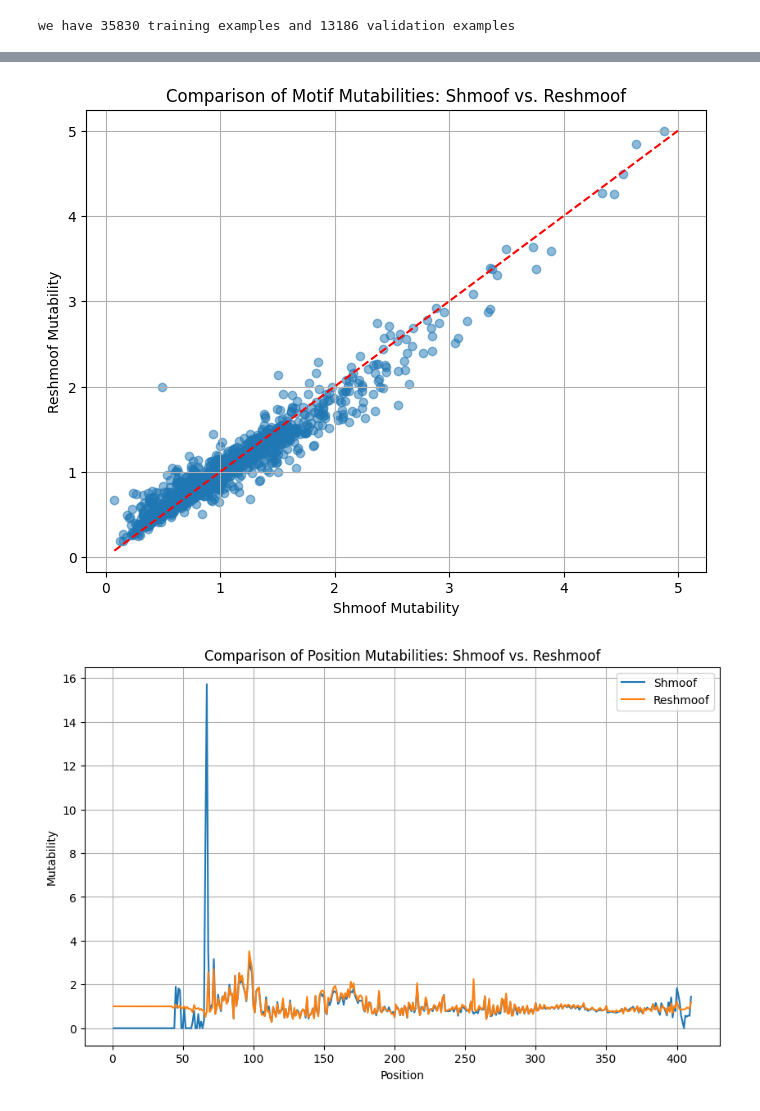
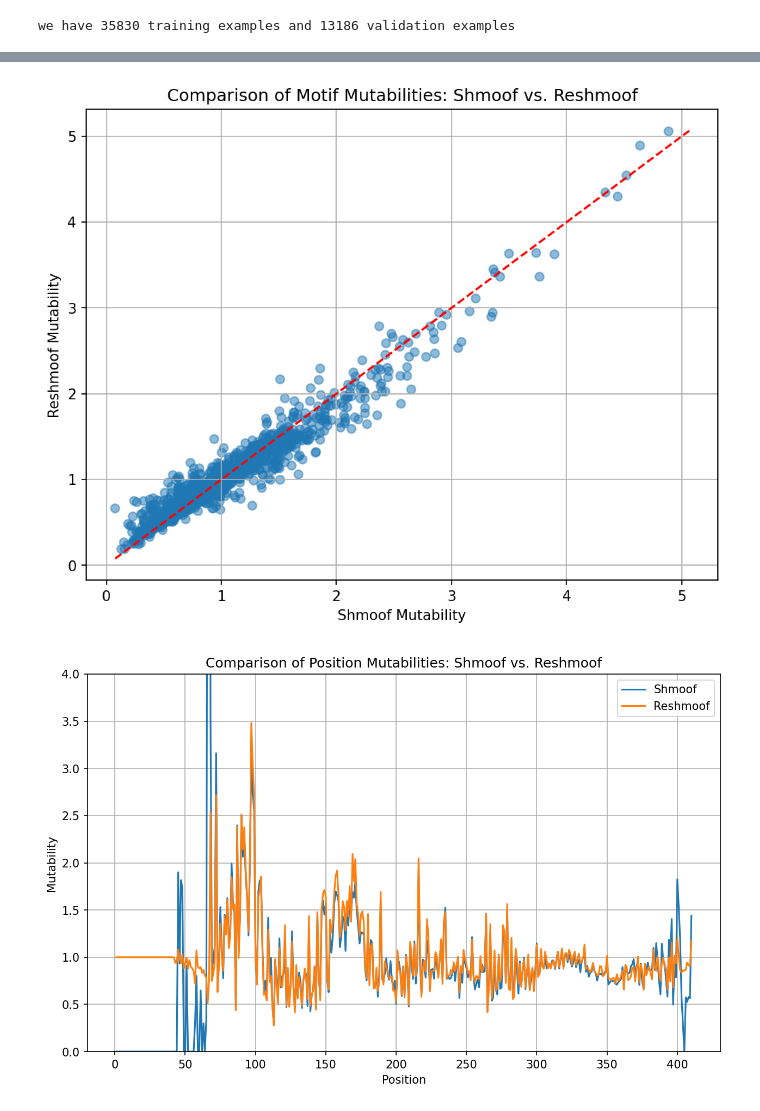
Before and after one commit to matsengrp/netam, a Jupyter notebook: notebooks/reshmoof.ipynb, the cells around one changed output, grey strips where cells are left out. Saved outputs shown, nothing was run; the diff lists cells and outputs as text; code cells hidden in the pictures.

```diff
--- a/notebooks/reshmoof.ipynb
+++ b/notebooks/reshmoof.ipynb
@@ -1,6 +1,8 @@
 # %%
 import pandas as pd
+import numpy as np
 import matplotlib.pyplot as plt
+plt.rcParams['figure.dpi'] = 150
 import seaborn as sns
 
 from netam import shmoof, noof
@@ -78,25 +97,27 @@ plt.title('Comparison of Motif Mutabilities: Shmoof vs. Reshmoof')
 plt.grid(True)
 plt.show()
 # %% [output]
-[figure, old version]
+[figure, new version]
 # %%
 # Load position mutabilities
 shmoof_positions = pd.read_csv('_ignore/original_shmoof/mutabilities_position.tsv', sep='\t')
 reshmoof_positions = pd.read_csv('_ignore/reshmoof/site_mutabilities.tsv', sep='\t')
 
 # Merge dataframes
 merged_positions = pd.merge(shmoof_positions, reshmoof_positions, on='Position', suffixes=('_shmoof', '_reshmoof'))
 merged_positions.sort_values(by='Position', inplace=True)
 
 # Line plot
 plt.figure(figsize=(10, 6))
 plt.plot(merged_positions['Position'], merged_positions['Mutability_shmoof'], label='Shmoof')
 plt.plot(merged_positions['Position'], merged_positions['Mutability_reshmoof'], label='Reshmoof')
 plt.xlabel('Position')
 plt.ylabel('Mutability')
+plt.ylim(0, 4)
+
 plt.title('Comparison of Position Mutabilities: Shmoof vs. Reshmoof')
 plt.legend()
 plt.grid(True)
 plt.show()
 # %% [output]
-[figure, old version]
+[figure, new version]
```
Also changed, not shown: parts of 10 cells of this notebook, 2 other files.
